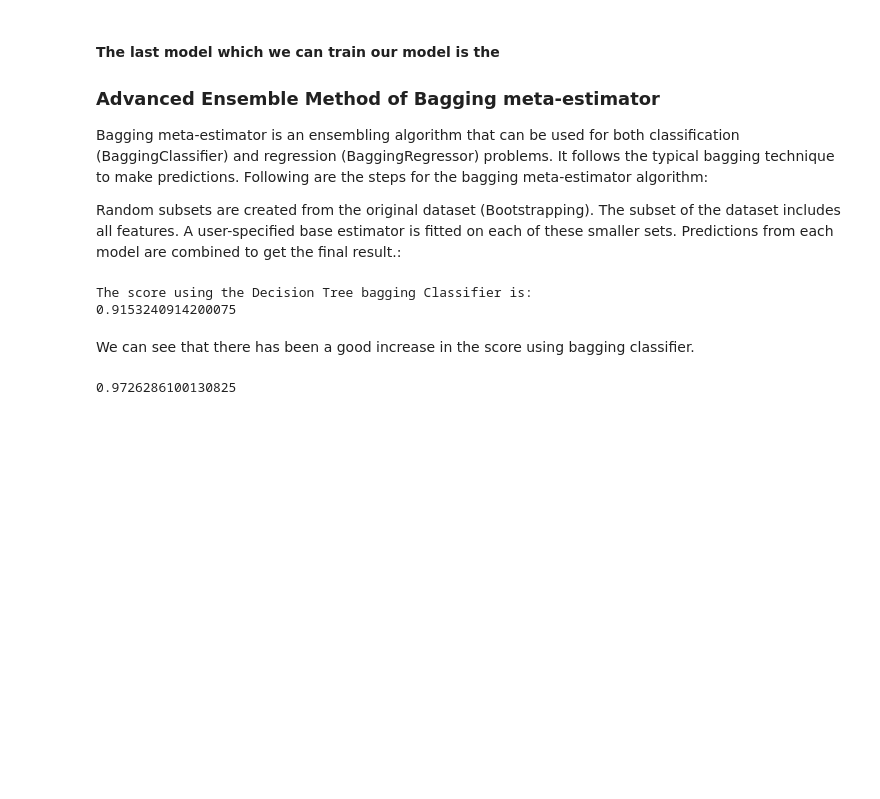
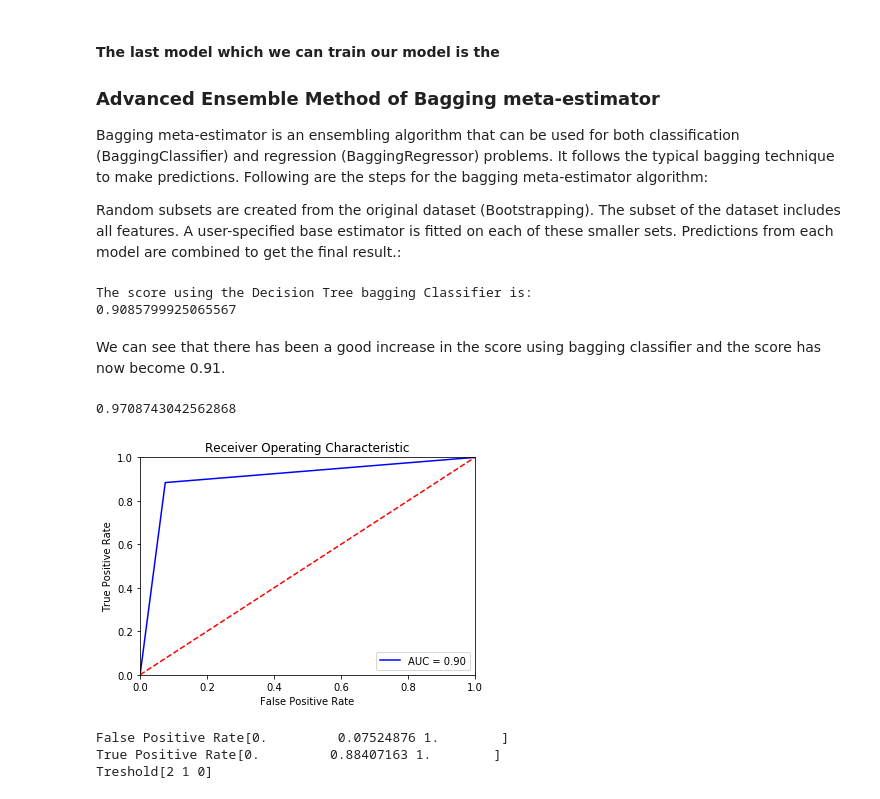
Before and after one commit to nishimishra71/Python, a Jupyter notebook: Capstone_sample.ipynb, the cells around one changed output. Cells and saved outputs as stored; diff of their text form; code cells hidden in the pictures; blank space fills up the shorter version.

```diff
--- a/Capstone_sample.ipynb
+++ b/Capstone_sample.ipynb
@@ -546,17 +838,17 @@ Wewill be using two models separately to plot the ROC curve using the manually o
 #knn Classifier
 from sklearn import preprocessing
 target_name='loan_condition'
-y1= balanced_df['loan_condition']
-X1= balanced_df.drop(target_name,axis=1)
+y_balanced= balanced_df['loan_condition']
+X_balanced= balanced_df.drop(target_name,axis=1)
 # %%
 from sklearn.model_selection import train_test_split
-X1_train, X1_test, y1_train, y1_test = train_test_split(X1, y1, stratify=y1, random_state=123)
+X_train_balanced, X_test_balanced, Y_train_balanced, Y_test_balanced = train_test_split(X_balanced, y_balanced, stratify=y_balanced, random_state=123)
 from sklearn import neighbors
 knn = neighbors.KNeighborsClassifier(n_neighbors=5)
-knn.fit(X1_train, y1_train)
-y1_predict=knn.predict(X1_test)
+knn.fit(X_train_balanced, Y_train_balanced)
+Y_predict_balanced=knn.predict(X_test_balanced)
 from sklearn import metrics
 # Model Accuracy, how often is the classifier correct?
-print("Accuracy:",metrics.accuracy_score(y1_test, y1_predict))
+print("Accuracy:",metrics.accuracy_score(Y_test_balanced, Y_predict_balanced))
 # %% [output]
 Accuracy: 0.6489321843387036
@@ -742,13 +1036,14 @@ The six models used below are:
 #### Six models on the balanced data:
 # %%
 from sklearn.model_selection import train_test_split
-train_X,val_X,train_y,val_y=train_test_split(X1_train,y1_train,random_state=123)
+train_X,val_X,train_y,val_y=train_test_split(X_train_balanced,Y_train_balanced,random_state=123)
 from sklearn.discriminant_analysis import LinearDiscriminantAnalysis
 from sklearn.linear_model import LogisticRegression
 from sklearn.tree import DecisionTreeClassifier
 from sklearn.svm import SVC
 from sklearn.neighbors import KNeighborsClassifier
 from sklearn.naive_bayes import MultinomialNB
+
 models=[]
 models.append(("logreg",LogisticRegression()))
 models.append(("tree",DecisionTreeClassifier()))
@@ -770,7 +1065,7 @@ for name,model in models:
     cv_result=cross_val_score(model,train_X,train_y,cv=kfold,scoring=scoring)
     result.append(cv_result)
     names.append(name)
-    print("Results on the Test Data: %s %f %f %f %f" % (name,cv_result.mean(),cv_result.std(),recall_score(y1_test, model.predict(X1_test), average='macro'),precision_score(y1_test, model.predict(X1_test), average='macro')))
+    print("Results on the Test Data: %s %f %f %f %f" % (name,cv_result.mean(),cv_result.std(),recall_score(Y_test_balanced, model.predict(X_test_balanced), average='macro'),precision_score(Y_test_balanced, model.predict(X_test_balanced), average='macro')))
     print("Results on the Validation data: %f %f" % (recall_score(val_y, model.predict(val_X), average='macro'),precision_score(val_y, model.predict(val_X), average='macro')))
 # %% [output]
 Results on the Test Data: logreg 0.729180 0.022243 0.737546 0.742152
@@ -797,11 +1092,10 @@ This method combines the decisions from multiple models to improve the overall p
 from sklearn.ensemble import VotingClassifier
 model1 = LogisticRegression()
 model2 = LinearDiscriminantAnalysis()
-model3 = KNeighborsClassifier()
-model4 = DecisionTreeClassifier()
-model_final = VotingClassifier(estimators=[('lr', model1), ('ld', model2),('knn',model3),('nb',model4)], voting='hard')
+model3 = DecisionTreeClassifier()
+model_final = VotingClassifier(estimators=[('lr', model1), ('ld', model2),('tree',model3)], voting='hard')
 model_final.fit(train_X,train_y)
 print("The accuracy score of the test model using the Max Voting Ensemble Method is:")
-print (model_final.score(X1_test,y1_test))
+print (model_final.score(X_test_balanced,Y_test_balanced))
 # %% [output]
 The accuracy score of the test model using the Max Voting Ensemble Method is:
@@ -834,19 +1128,39 @@ Predictions from each model are combined to get the final result.:
 from sklearn.ensemble import BaggingClassifier
 from sklearn import tree
 model1 = BaggingClassifier(DecisionTreeClassifier())
-model2 = BaggingClassifier(KNeighborsClassifier())
 model1.fit(train_X, train_y)
 print("The score using the Decision Tree bagging Classifier is:")
-print(model1.score(X1_test,y1_test))
+print(model1.score(X_test_balanced,Y_test_balanced))
 # %% [output]
 The score using the Decision Tree bagging Classifier is:
-0.9153240914200075
+0.9085799925065567
 # %% [markdown]
-We can see that there has been a good increase in the score using bagging classifier.
+We can see that there has been a good increase in the score using bagging classifier and the score has now become 0.91.
 # %%
 from sklearn.metrics import roc_auc_score
 # %%
-y_score = model1.predict_proba(X1_test)[:,1]
-roc_auc_score(y1_test, y_score)
+y_score = model1.predict_proba(X_test_balanced)[:,1]
+roc_auc_score(Y_test_balanced, y_score)
 # %% [output]
-0.9726286100130825
+0.9708743042562868
+# %%
+fpr, tpr, thresholds = metrics.roc_curve(Y_test_balanced, model1.predict(X_test_balanced))
+roc_auc=metrics.auc(fpr, tpr)
+import matplotlib.pyplot as plt
+plt.title('Receiver Operating Characteristic')
+plt.plot(fpr, tpr, 'b', label = 'AUC = %0.2f' % roc_auc)
+plt.legend(loc = 'lower right')
+plt.plot([0, 1], [0, 1],'r--')
+plt.xlim([0, 1])
+plt.ylim([0, 1])
+plt.ylabel('True Positive Rate')
+plt.xlabel('False Positive Rate')
+plt.show()
+print("False Positive Rate"+str(fpr))
+print("True Positive Rate"+str(tpr))
+print("Treshold"+str(thresholds))
+# %% [output]
+[figure, added]
+False Positive Rate[0.         0.07524876 1.        ]
+True Positive Rate[0.         0.88407163 1.        ]
+Treshold[2 1 0]
```
Also changed, not shown: parts of 68 cells of this notebook.
